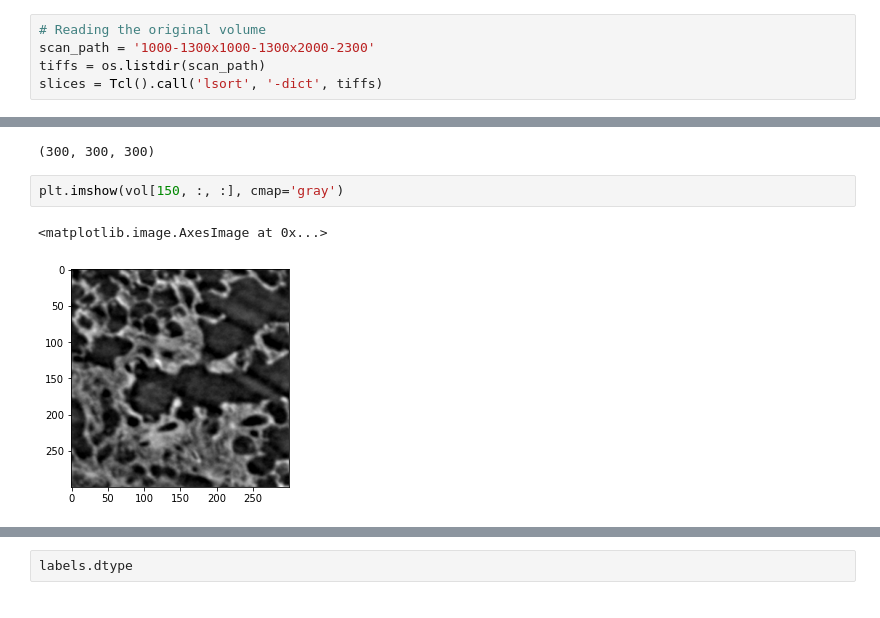
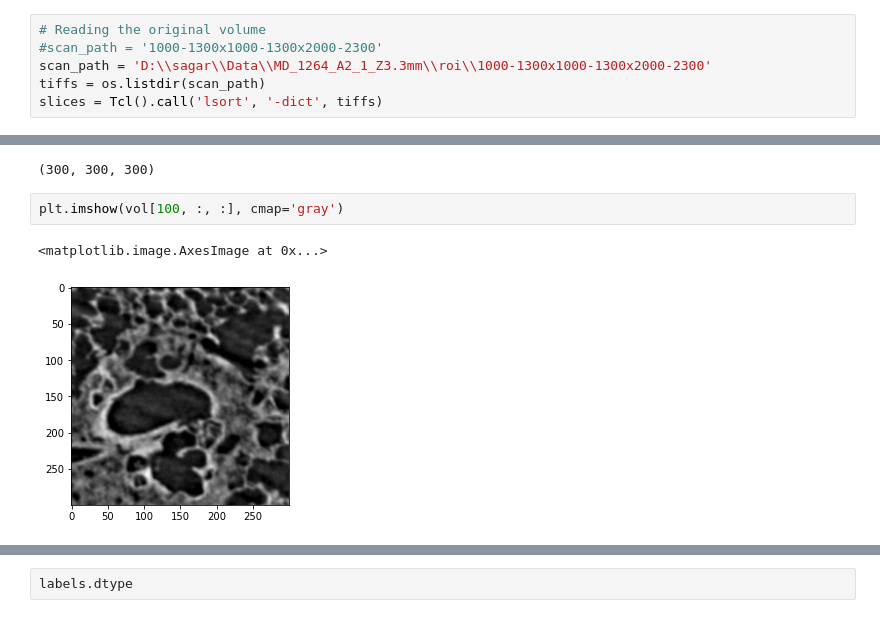
Before and after one commit to mrahmansagar/poreAnalysis, a Jupyter notebook: segmentation3d.ipynb, the cells around one changed output, grey strips where cells are left out. Drawn from its saved outputs; the diff is of its cells as text.

```diff
--- a/segmentation3d.ipynb
+++ b/segmentation3d.ipynb
@@ -9,6 +15,7 @@ from poreUtils import *
 # %%
 # Reading the original volume
-scan_path = '1000-1300x1000-1300x2000-2300'
+#scan_path = '1000-1300x1000-1300x2000-2300'
+scan_path = 'D:\\sagar\\Data\\MD_1264_A2_1_Z3.3mm\\roi\\1000-1300x1000-1300x2000-2300'
 tiffs = os.listdir(scan_path)
 slices = Tcl().call('lsort', '-dict', tiffs)
 # %%
@@ -24,9 +31,9 @@ vol.shape
 # %% [output]
 (300, 300, 300)
 # %%
-plt.imshow(vol[150, :, :], cmap='gray')
+plt.imshow(vol[100, :, :], cmap='gray')
 # %% [output]
 <matplotlib.image.AxesImage at 0x...>
-[figure, old version]
+[figure, new version]
 # %%
 th_vol = vol < 55
```
Also changed, not shown: parts of 21 cells of this notebook.
